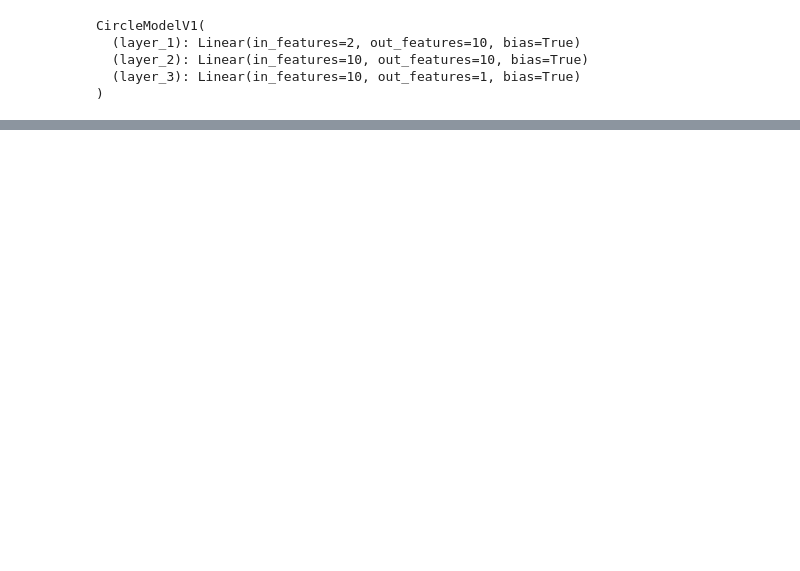
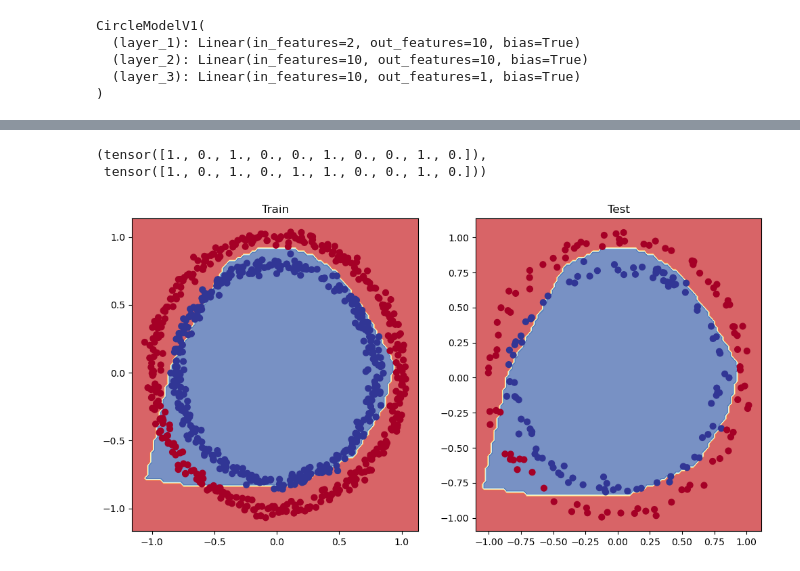
Before and after one commit to WillForshaw/JUNO-Deep-Learning-Project, a Jupyter notebook: PyTorchWorkflowTest.ipynb, the cells around one changed output, grey strips where cells are left out. Saved outputs shown, nothing was run; the diff lists cells and outputs as text; code cells hidden in the pictures; blank space fills up the shorter version.

```diff
--- a/PyTorchWorkflowTest.ipynb
+++ b/PyTorchWorkflowTest.ipynb
@@ -604,0 +698,4 @@ for epoch in range(epochs):
+# %%
+loss_fn = nn.L1Loss()
+optimiser = torch.optim.SGD(params=model_3.parameters(),
+                            lr =0.1)
@@ -604,0 +764,4 @@ for epoch in range(epochs):
+# %%
+
+X_train, X_test, y_train, y_test = train_test_split(X,y,test_size=0.2, random_state=42)
+X_train[:5], y_test[:5]
@@ -604,0 +797,27 @@ for epoch in range(epochs):
+# %%
+loss_fn = nn.BCEWithLogitsLoss()
+
+optimiser = torch.optim.SGD(params=model_4.parameters(),lr = 0.1)
+# %%
+torch.manual_seed(42)
+epochs = 1000
+
+for epoch in range(epochs):
+    model_4.train()
+    y_logits = model_4(X_train).squeeze()
+    y_pred = torch.round(torch.sigmoid(y_logits))
+    acc = accuracy_fn(y_true=y_train,y_pred=y_pred )
+
+    loss = loss_fn(y_logits, y_train)
+    optimiser.zero_grad()
+    loss.backward()
+    optimiser.step()
+    model_4.eval()
+    with torch.inference_mode():
+        test_logits = model_4(X_test).squeeze()
+        test_pred = torch.round(torch.sigmoid(test_logits))
+        #print(test_logits.size(), X_test.size())
+        test_loss = loss_fn(test_logits, y_test)
+        test_acc = accuracy_fn(y_true=y_test, y_pred = test_pred)
+    if epoch % 10 == 0:
+        print(f'Epoch: {epoch}, Acc: {acc:.2f}%, Test loss: {test_loss:.5f}, Test_acc: {test_acc:.2f}%')
@@ -604,0 +842,19 @@ for epoch in range(epochs):
+# %%
+model_4.eval()
+with torch.inference_mode():
+    y_preds = torch.round(torch.sigmoid(model_4(X_test))).squeeze()
+
+y_preds[:10], y_test[:10]
+# %% [output]
+(tensor([1., 0., 1., 0., 0., 1., 0., 0., 1., 0.]),
+ tensor([1., 0., 1., 0., 1., 1., 0., 0., 1., 0.]))
+# %%
+plt.figure(figsize=(12,6))
+plt.subplot(1,2,1)
+plt.title('Train')
+plot_decision_boundary(model_4,X_train,y_train)
+plt.subplot(1,2,2)
+plt.title('Test')
+plot_decision_boundary(model_4,X_test,y_test)
+# %% [output]
+[figure, added]
```
Also changed, not shown: parts of 41 cells of this notebook.
